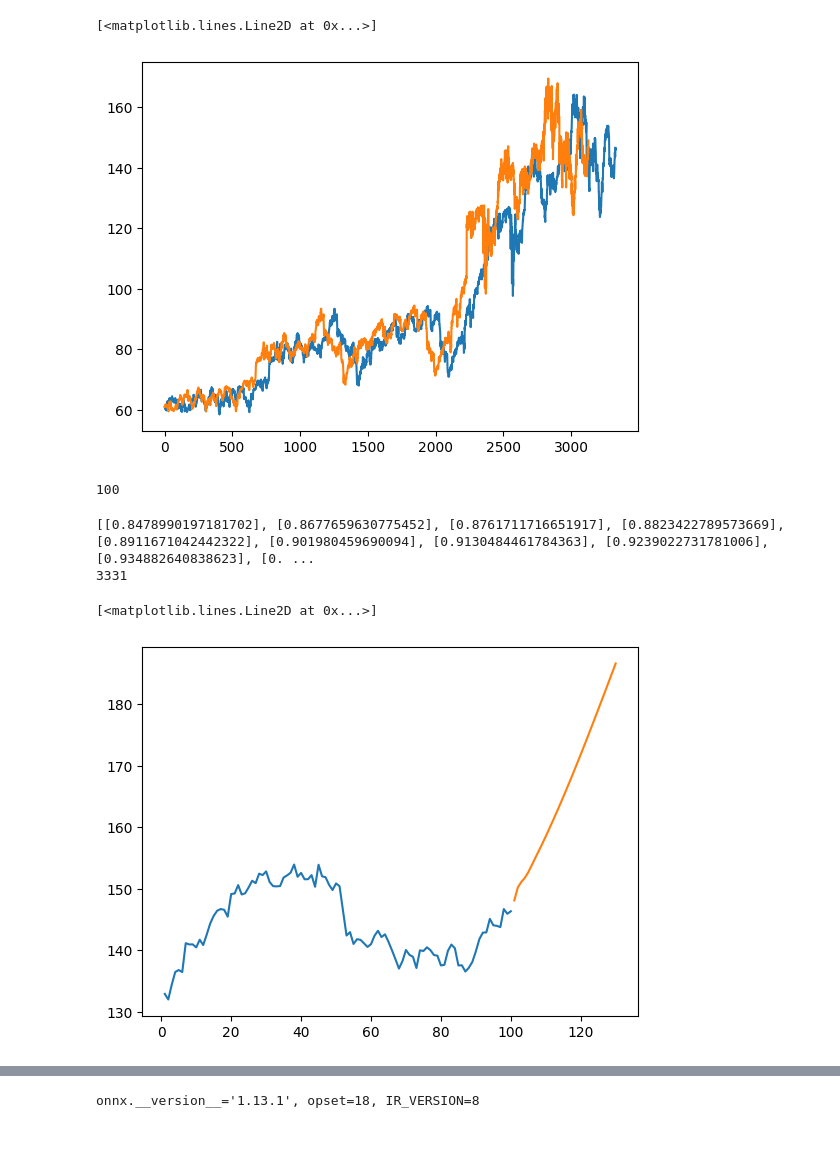
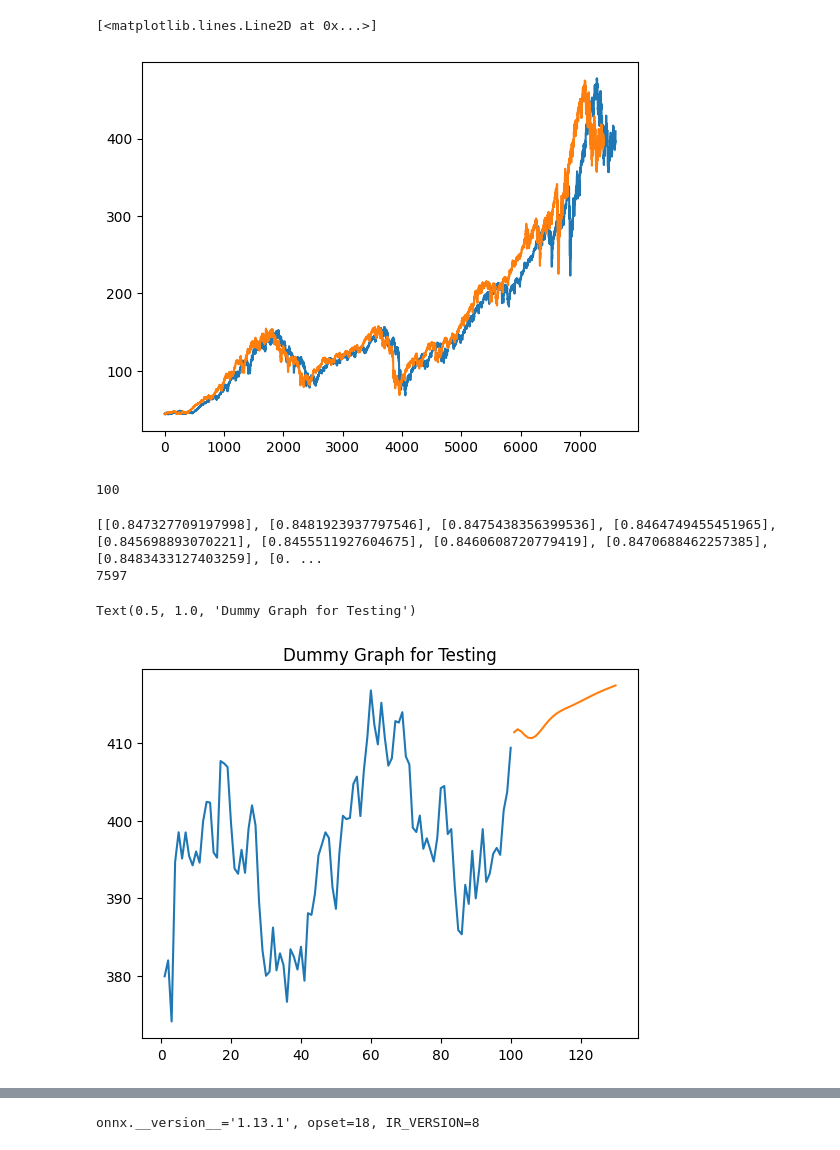
Before and after one commit to AntoineSfeir/MLResearch, a Jupyter notebook: StockMarket_Forcast.ipynb, the cells around one changed output, grey strips where cells are left out. Saved outputs shown, nothing was run; the diff lists cells and outputs as text; code cells hidden in the pictures.

```diff
--- a/StockMarket_Forcast.ipynb
+++ b/StockMarket_Forcast.ipynb
@@ -6,10 +5,9 @@ from pandas_datareader import data as pdr
 import numpy as np
 import matplotlib.pyplot as plt
 # %%
-
-begin = '2010-01-01'
+begin = '1993-02-01'
 yf.pdr_override()
-ticker = 'PG'
+ticker = 'SPY'
 df = pdr.get_data_yahoo(ticker, begin)
 df
 # %% [output]
@@ -159,14 +159,14 @@ plt.legend()
 test = np.vstack((train_predict,test_predict))
 # %%
 #Combining the predited data to create uniform data visualization
-plt.plot(normalizer.inverse_transform(ds_scaled))
-plt.plot(test, label='Test')
+plt.plot(normalizer.inverse_transform(ds_scaled), label = "Acual Closing Price")
+plt.plot(test, label='Predicted Closing Price')
 # %% [output]
 [<matplotlib.lines.Line2D at 0x...>]
-[figure, old version]
+[figure, new version]
 # %%
 #Getting the last 100 days records
-fut_inp = ds_test[900:]
+fut_inp = ds_test[2180:]
 print(len(fut_inp))
 # %% [output]
 100
@@ -183,7 +183,6 @@ lst_output=[]
 n_steps=100
 i=0
 while(i<30):
-
     if(len(tmp_inp)>100):
         fut_inp = np.array(tmp_inp[1:])
         fut_inp=fut_inp.reshape(1,-1)
@@ -203,17 +202,18 @@ print(lst_output)
 
 print(len(ds_scaled))
 # %% [output]
-[[0.8478990197181702], [0.8677659630775452], [0.8761711716651917], [0.8823422789573669], [0.8911671042442322], [0.901980459690094], [0.9130484461784363], [0.9239022731781006], [0.934882640838623], [0. ...
-3331
+[[0.847327709197998], [0.8481923937797546], [0.8475438356399536], [0.8464749455451965], [0.845698893070221], [0.8455511927604675], [0.8460608720779419], [0.8470688462257385], [0.8483433127403259], [0. ...
+7597
 # %%
 #Creating a dummy plane to plot graph one after another
 plot_new=np.arange(1,101)
 plot_pred=np.arange(101,131)
-plt.plot(plot_new, normalizer.inverse_transform(ds_scaled[3231:]))
+plt.plot(plot_new, normalizer.inverse_transform(ds_scaled[7497:]))
 plt.plot(plot_pred, normalizer.inverse_transform(lst_output))
+plt.title("Dummy Graph for Testing")
 # %% [output]
-[<matplotlib.lines.Line2D at 0x...>]
+Text(0.5, 1.0, 'Dummy Graph for Testing')
-[figure, old version]
+[figure, new version]
 # %%
 ds_new = ds_scaled.tolist()
 #Entends helps us to fill the missing value with approx value
```
Also changed, not shown: parts of 12 cells of this notebook, 3 other files.
